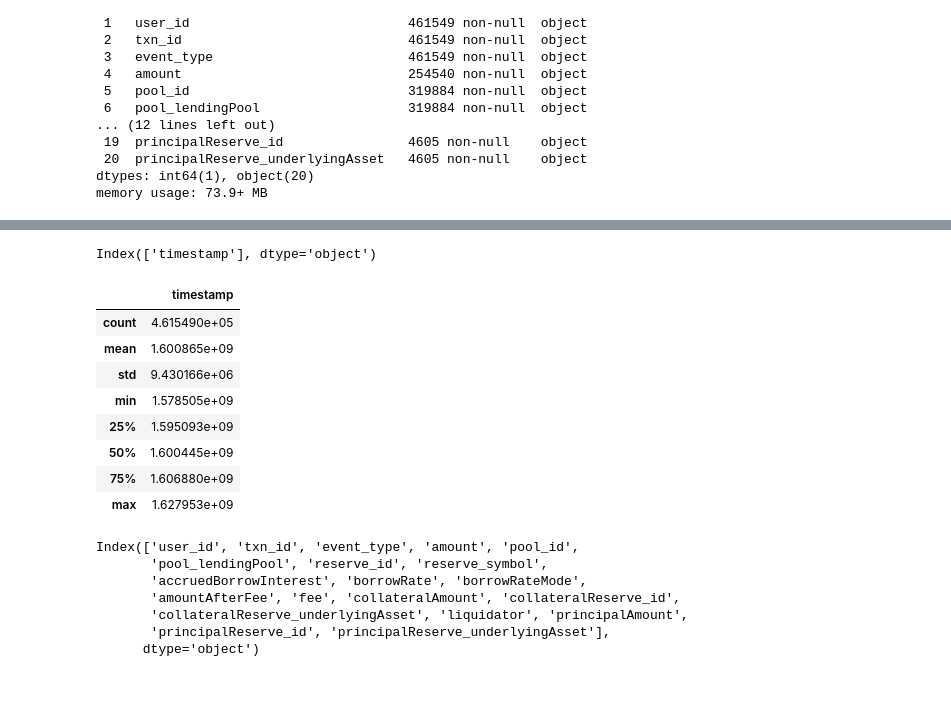
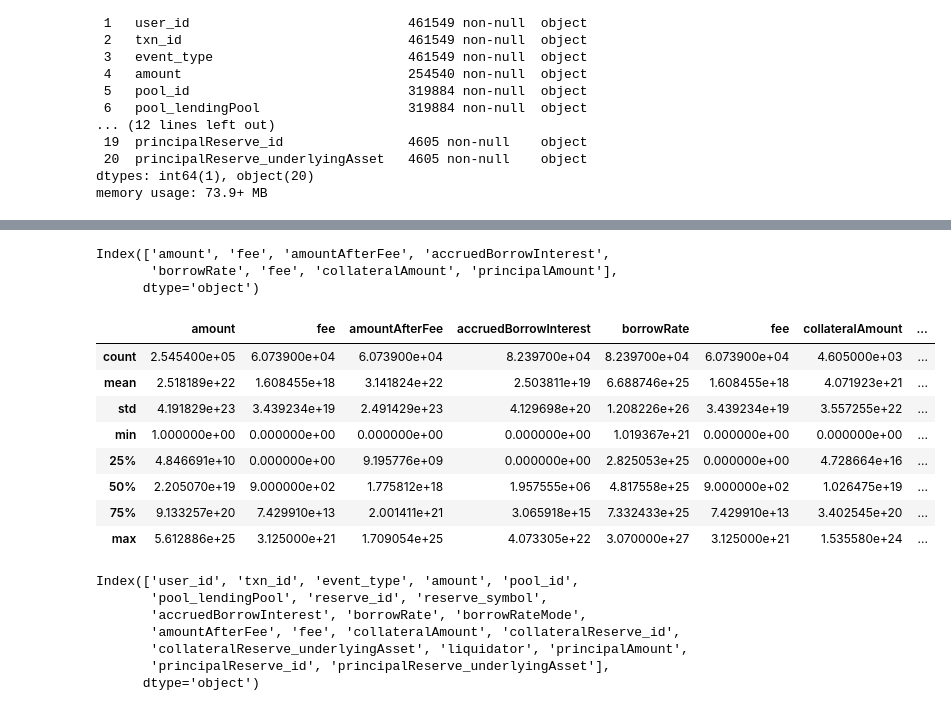
Before and after one commit to Scaleframe/defi_credit_score, a Jupyter notebook: notebooks/01-data-and-solution-flow.ipynb, the cells around one changed output, grey strips where cells are left out. Cells and saved outputs as stored; diff of their text form; code cells hidden in the pictures.

```diff
--- a/notebooks/01-data-and-solution-flow.ipynb
+++ b/notebooks/01-data-and-solution-flow.ipynb
@@ -167,8 +167,9 @@ memory usage: 73.9+ MB
 # %%
 ### Part 1.b: Explore dataframe
 
-obj_col_names = ["amount", "fee", "collateralReserve_id", "amountAfterFee", "accruedBorrowInterest", "borrowRate", "fee", "collateralAmount", "principalAmount"]
+# we have columns we know we want to be treated as numerical, so let's fix those up.
+obj_col_names = ["amount", "fee", "amountAfterFee", "accruedBorrowInterest", "borrowRate", "fee", "collateralAmount", "principalAmount"]
 
 obj_cols = user_transactions[obj_col_names]
-
 num_cols = obj_cols.apply(pd.to_numeric, errors = 'coerce')
+num_cols.info()
@@ -203,24 +193,26 @@ conv_cols = obj_cols.apply(pd.to_numeric, errors = 'coerce')
 ### Part 1.b: Explore dataframe
 
 # List of numerical attributes:
-user_transactions.select_dtypes(exclude=['object']).columns
+num_cols.select_dtypes(exclude=['object']).columns
 # %% [output]
-Index(['timestamp'], dtype='object')
+Index(['amount', 'fee', 'amountAfterFee', 'accruedBorrowInterest',
+       'borrowRate', 'fee', 'collateralAmount', 'principalAmount'],
+      dtype='object')
 # %%
 ### Part 1.b: Explore dataframe
 
 # List of numerical attributes summary stats
-user_transactions.select_dtypes(exclude=['object']).describe()
+num_cols.describe()
 # %% [output]
-|  | timestamp |
-| count | 4.615490e+05 |
-| mean | 1.600865e+09 |
-| std | 9.430166e+06 |
-| min | 1.578505e+09 |
-| 25% | 1.595093e+09 |
-| 50% | 1.600445e+09 |
-| 75% | 1.606880e+09 |
-| max | 1.627953e+09 |
+|  | amount | fee | amountAfterFee | accruedBorrowInterest | borrowRate | fee | collateralAmount | ... |
+| count | 2.545400e+05 | 6.073900e+04 | 6.073900e+04 | 8.239700e+04 | 8.239700e+04 | 6.073900e+04 | 4.605000e+03 | ... |
+| mean | 2.518189e+22 | 1.608455e+18 | 3.141824e+22 | 2.503811e+19 | 6.688746e+25 | 1.608455e+18 | 4.071923e+21 | ... |
+| std | 4.191829e+23 | 3.439234e+19 | 2.491429e+23 | 4.129698e+20 | 1.208226e+26 | 3.439234e+19 | 3.557255e+22 | ... |
+| min | 1.000000e+00 | 0.000000e+00 | 0.000000e+00 | 0.000000e+00 | 1.019367e+21 | 0.000000e+00 | 0.000000e+00 | ... |
+| 25% | 4.846691e+10 | 0.000000e+00 | 9.195776e+09 | 0.000000e+00 | 2.825053e+25 | 0.000000e+00 | 4.728664e+16 | ... |
+| 50% | 2.205070e+19 | 9.000000e+02 | 1.775812e+18 | 1.957555e+06 | 4.817558e+25 | 9.000000e+02 | 1.026475e+19 | ... |
+| 75% | 9.133257e+20 | 7.429910e+13 | 2.001411e+21 | 3.065918e+15 | 7.332433e+25 | 7.429910e+13 | 3.402545e+20 | ... |
+| max | 5.612886e+25 | 3.125000e+21 | 1.709054e+25 | 4.073305e+22 | 3.070000e+27 | 3.125000e+21 | 1.535580e+24 | ... |
 # %%
 ### Part 1.b: Explore dataframe
 
```
Also changed, not shown: parts of 5 cells of this notebook.
